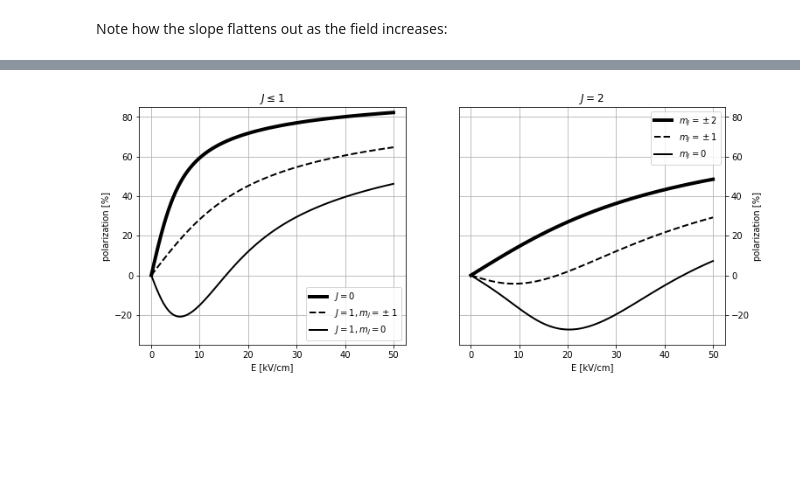
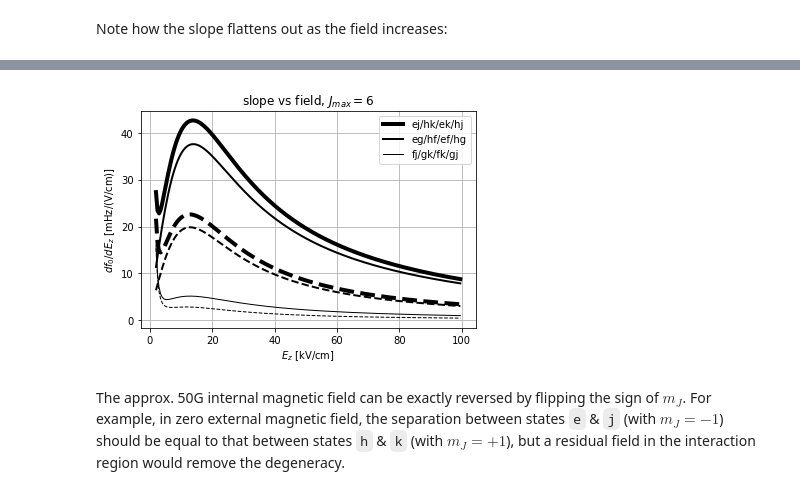
Before and after one commit to js216/TlF-ground-state-Hamiltonian, a Jupyter notebook: TlF Hyperfine Hamiltonian.ipynb, the cells around one changed output, grey strips where cells are left out. Cells and saved outputs as stored; diff of their text form; code cells hidden in the pictures; blank space fills up the shorter version.

```diff
--- a/TlF Hyperfine Hamiltonian.ipynb
+++ b/TlF Hyperfine Hamiltonian.ipynb
@@ -993,25 +1011,0 @@ P_arr = np.array([polarization(0,0,Ez,0,0,0) for Ez in tqdm(Ez_arr)])
-# %%
-fig, axx = plt.subplots(nrows=1, ncols=2, figsize=(12,5))
-
-axx[0].plot(Ez_arr/1e3, 100*P_arr[:,0],  color="black", lw=4, label="$J=0$")
-axx[0].plot(Ez_arr/1e3, 100*P_arr[:,4],  color="black", lw=2, ls="--", label="$J=1, m_J=\pm1$")
-axx[0].plot(Ez_arr/1e3, 100*P_arr[:,12], color="black", lw=2, ls="-", label="$J=1, m_J=0$")
-
-axx[1].plot(Ez_arr/1e3, 100*P_arr[:,16],  color="black", lw=4, label="$m_J=\pm2$")
-axx[1].plot(Ez_arr/1e3, 100*P_arr[:,24],  color="black", lw=2, ls="--", label="$m_J=\pm1$")
-axx[1].plot(Ez_arr/1e3, 100*P_arr[:,32], color="black", lw=2, ls="-", label="$m_J=0$")
-
-for i in range(2):
-    axx[i].grid()
-    axx[i].set_xlabel("E [kV/cm]")
-    axx[i].set_ylabel("polarization [%]")
-    axx[i].legend()
-    axx[i].set_ylim((-35,85))
-
-axx[0].set_title("$J \leq 1$")
-axx[1].set_title("$J = 2$")
-
-axx[1].yaxis.set_label_position("right")
-axx[1].yaxis.tick_right();
-# %% [output]
-[figure, removed]
@@ -1017,0 +1030,26 @@ axx[1].yaxis.tick_right();
+# %%
+# load data
+slope = np.loadtxt("data/slope.csv")
+labels = 2*["ej/hk/ek/hj", "eg/hf/ef/hg", "fj/gk/fk/gj", ]
+lw_list = [4,2,1]
+
+# plot data
+for i in range(3):
+    # new c3 term
+    plt.plot(slope[0], slope[2*i+1], color="black", label=labels[i], lw=lw_list[i])
+
+    # old c3 term
+    plt.plot(slope[0], slope[2*i+2], color="black", ls='--', lw=lw_list[i])
+
+# plot labels
+plt.title("slope vs field, $J_{max}=6$")
+plt.xlabel("$E_z$ [kV/cm]")
+plt.ylabel("$df_0/dE_z$ [mHz/(V/cm)]")
+plt.legend()
+
+# plot format
+plt.grid()
+# %% [output]
+[figure, added]
+# %% [markdown]
+The approx. 50G internal magnetic field can be exactly reversed by flipping the sign of $m_J$. For example, in zero external magnetic field, the separation between states `e` & `j` (with $m_J=-1$) should be equal to that between states `h` & `k` (with $m_J=+1$), but a residual field in the interaction region would remove the degeneracy.
```
Also changed, not shown: parts of 35 cells of this notebook, 2 other files.
